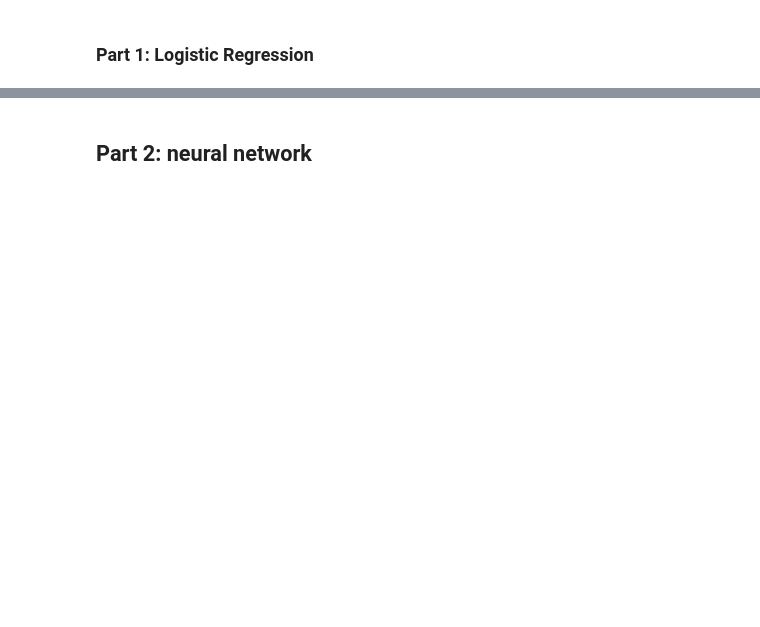
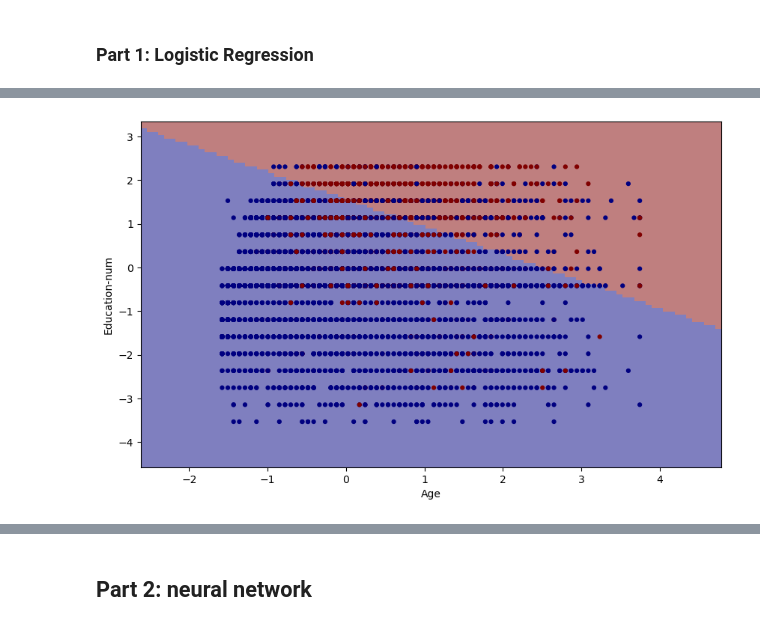
Before and after one commit to JunyuLi1/178pj, a Jupyter notebook: vc2.ipynb, the cells around one changed output, grey strips where cells are left out. Cells and saved outputs as stored; diff of their text form; code cells hidden in the pictures; blank space fills up the shorter version.

```diff
--- a/vc2.ipynb
+++ b/vc2.ipynb
@@ -135,3 +127,25 @@ Accuracy: 0.8024977820241589
+# %%
+plot_kwargs = {'cmap': 'jet',
+               'response_method': 'predict',
+               'plot_method': 'pcolormesh',
+               'shading': 'auto',
+               'alpha': 0.5,
+               'grid_resolution': 100}
+
+
+X_train_2d = X_train[:, :2]
+X_test_2d = X_test[:, :2]
+
+model2.fit(X_train_2d, y_train)
+
+figure, axes = plt.subplots(1, 1, figsize=(10, 6))
+DecisionBoundaryDisplay.from_estimator(model2, X_train_2d, ax=axes, **plot_kwargs)
+axes.scatter(X_test_2d[:, 0], X_test_2d[:, 1], c=y_test, edgecolor=None, s=12, cmap='jet')
+plt.xlabel('Age')
+plt.ylabel('Education-num')
+plt.show()
+# %% [output]
+[figure, added]
 # %%
 param_grid = {
     'alpha': [0.0001, 0.001, 0.01],
```
Also changed, not shown: parts of 10 cells of this notebook.
